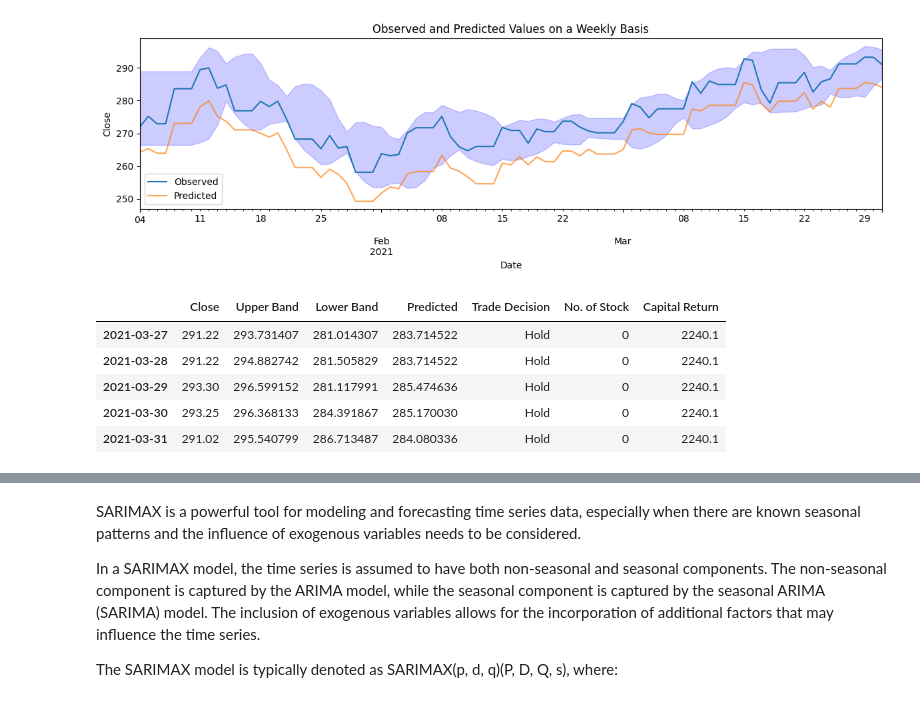
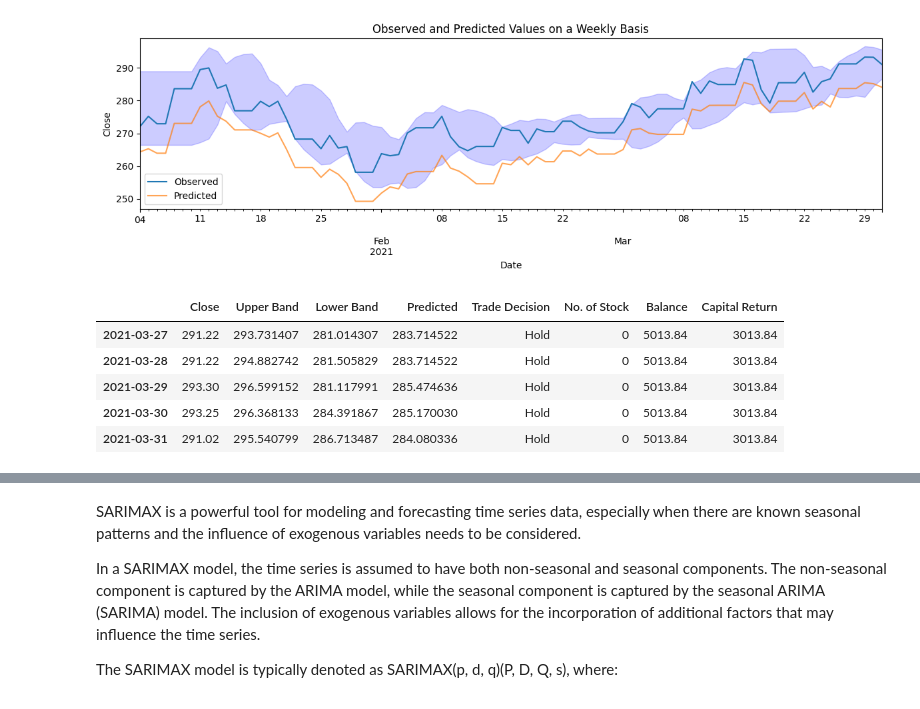
Before and after one commit to henryhyunwookim/ValueInvestor, a Jupyter notebook: ValueInvestor.ipynb, the cells around one changed output, grey strips where cells are left out. Drawn from its saved outputs; the diff is of its cells as text; code cells hidden in the pictures.

```diff
--- a/ValueInvestor.ipynb
+++ b/ValueInvestor.ipynb
@@ -400,17 +482,17 @@ The plot_diagnostics method above produces a 2x2 plot grid with the following pl
 3. Normal Q-Q plot, with Normal reference line.
 4. Correlogram
 # %%
-# from datetime import timedelta
+from datetime import timedelta
 
-# pred = results.get_prediction(start=X_train_1.shape[0],
-#                               end=X_train_1.shape[0] + X_test_1.shape[0] - 1,
-#                               exog=X_test_1)
-# pred_ci = pred.conf_int()
-# pred_mean = pred.predicted_mean
+pred = results.get_prediction(start=X_train_1.shape[0],
+                              end=X_train_1.shape[0] + X_test_1.shape[0] - 1,
+                              exog=X_test_1)
+pred_ci = pred.conf_int()
+pred_mean = pred.predicted_mean
 
-# # Push the dates to 4 days later in the predictions since there's no trading data between Dec 31th and Jan 3nd.
-# pred_mean.index += timedelta(days=4)
-# pred_ci.index += timedelta(days=4)
+# Push the dates to 4 days later in the predictions since there's no trading data between Dec 31th and Jan 3nd.
+pred_mean.index += timedelta(days=4)
+pred_ci.index += timedelta(days=4)
 
 # ax = y_test_1.plot(label='Observed', figsize=(12, 4))
 # pred_mean.plot(ax=ax, label='Predicted', alpha=.7)
@@ -472,50 +554,64 @@ plt.show()
 [figure]
 # %%
 import pandas as pd
-
-min_no_stock_to_buy = 10
 
 results_df = pd.concat([y_test_1,
                         upper_band,
                         lower_band,
                         pred_mean.rename('Predicted')], axis=1)
 results_df['Trade Decision'] = 'Hold'
 results_df['No. of Stock'] = 0
-results_df['Capital Return'] = 0
-previous_index = results_df.index[0]
+results_df['Balance'] = 0
+
+first_index = results_df.index[0]
 last_index = results_df.index[-1]
+
+max_no_stock_to_trade = 2
+initial_balance = 2000
+initial_no_stock = 10
+results_df.loc[first_index, 'Balance'] = -initial_balance
+results_df.loc[first_index, 'No. of Stock'] = initial_no_stock
+
 for i, row in results_df.iterrows():
     target = row['Close']
     upper = row['Upper Band']
     lower = row['Lower Band']
     pred = row['Predicted']
-    previous_no_stock = results_df.loc[previous_index, 'No. of Stock']
-    previous_balance = results_df.loc[previous_index, 'Capital Return']
 
-    if (pred < lower) and (i != last_index):
+    if i == first_index:
+        previous_balance = initial_balance
+        previous_no_stock = initial_no_stock
+    else:
+        previous_balance = results_df.loc[previous_index, 'Balance']
+        previous_no_stock = results_df.loc[previous_index, 'No. of Stock']
+
+    if (pred < lower) and (i != last_index) and (previous_balance >= target):
         results_df.loc[i, 'Trade Decision'] = 'Buy'
-        no_stock_to_buy = max( min_no_stock_to_buy, (previous_balance // target) )
-        results_df.loc[i, 'Capital Return'] = previous_balance - (target * no_stock_to_buy)
+        max_no_stock_to_buy = previous_balance // target
+        no_stock_to_buy = min( max_no_stock_to_trade, max_no_stock_to_buy )
+        results_df.loc[i, 'Balance'] = previous_balance - (target * no_stock_to_buy)
         results_df.loc[i, 'No. of Stock'] = previous_no_stock + no_stock_to_buy
     elif ((pred > lower) or (i == last_index)) and (previous_no_stock > 0):
         results_df.loc[i, 'Trade Decision'] = 'Sell'
-        results_df.loc[i, 'Capital Return'] = previous_balance + (target * previous_no_stock)
-        results_df.loc[i, 'No. of Stock'] = 0
+        no_stock_to_sell = min( max_no_stock_to_trade, previous_no_stock)
+        results_df.loc[i, 'Balance'] = previous_balance + (target * no_stock_to_sell)
+        results_df.loc[i, 'No. of Stock'] = previous_no_stock - no_stock_to_sell
 
     if results_df.loc[i, 'Trade Decision'] == 'Hold':
-        results_df.loc[i, 'Capital Return'] = previous_balance
+        results_df.loc[i, 'Balance'] = previous_balance
         results_df.loc[i, 'No. of Stock'] = previous_no_stock
 
     previous_index = i
 
+results_df['Capital Return'] = results_df['Balance'] - initial_balance
 results_df.tail()
 # %% [output]
-|  | Close | Upper Band | Lower Band | Predicted | Trade Decision | No. of Stock | Capital Return |
-| 2021-03-27 | 291.22 | 293.731407 | 281.014307 | 283.714522 | Hold | 0 | 2240.1 |
-| 2021-03-28 | 291.22 | 294.882742 | 281.505829 | 283.714522 | Hold | 0 | 2240.1 |
-| 2021-03-29 | 293.30 | 296.599152 | 281.117991 | 285.474636 | Hold | 0 | 2240.1 |
-| 2021-03-30 | 293.25 | 296.368133 | 284.391867 | 285.170030 | Hold | 0 | 2240.1 |
-| 2021-03-31 | 291.02 | 295.540799 | 286.713487 | 284.080336 | Hold | 0 | 2240.1 |
+|  | Close | Upper Band | Lower Band | Predicted | Trade Decision | No. of Stock | Balance | Capital Return |
+| 2021-03-27 | 291.22 | 293.731407 | 281.014307 | 283.714522 | Hold | 0 | 5013.84 | 3013.84 |
+| 2021-03-28 | 291.22 | 294.882742 | 281.505829 | 283.714522 | Hold | 0 | 5013.84 | 3013.84 |
+| 2021-03-29 | 293.30 | 296.599152 | 281.117991 | 285.474636 | Hold | 0 | 5013.84 | 3013.84 |
+| 2021-03-30 | 293.25 | 296.368133 | 284.391867 | 285.170030 | Hold | 0 | 5013.84 | 3013.84 |
+| 2021-03-31 | 291.02 | 295.540799 | 286.713487 | 284.080336 | Hold | 0 | 5013.84 | 3013.84 |
 # %%
 results_df.head(60)
 # %% [output]
```
Also changed, not shown: parts of 17 cells of this notebook.
